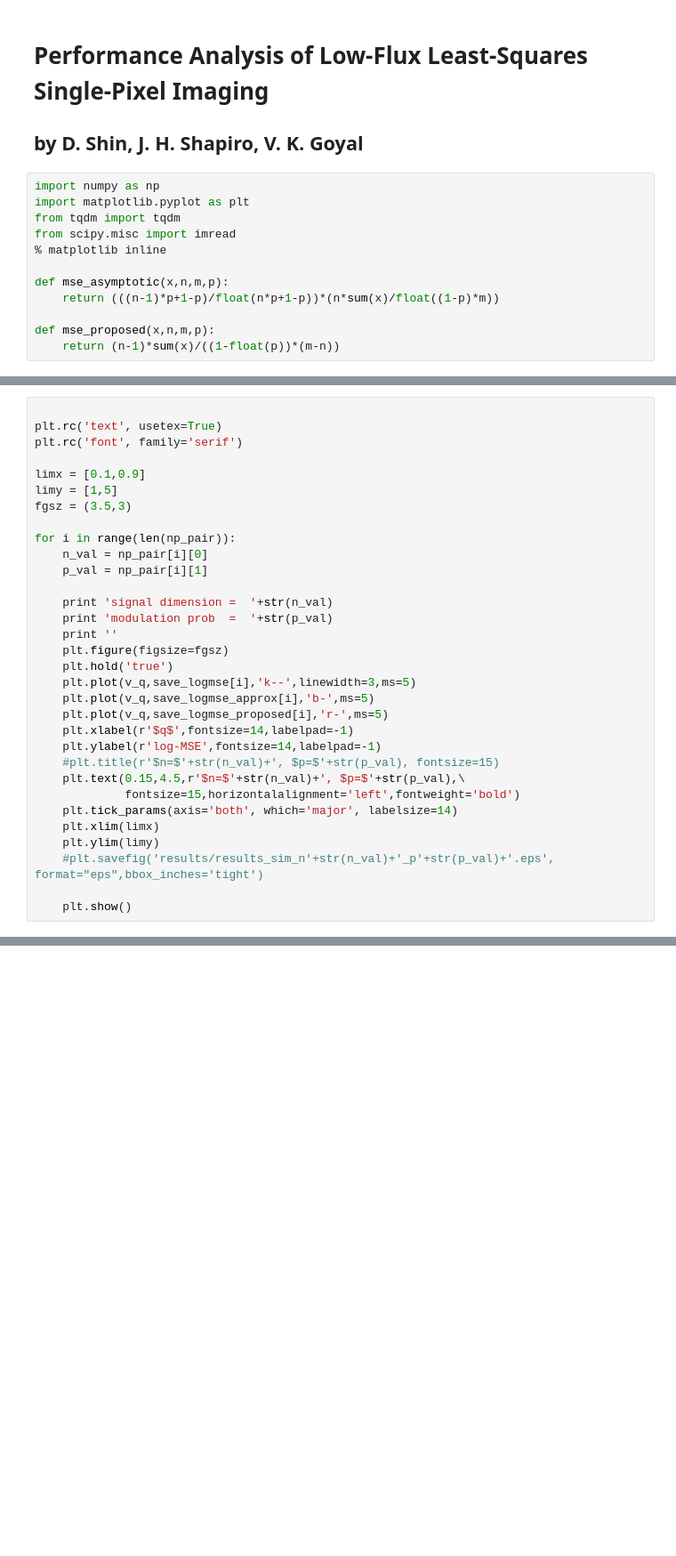
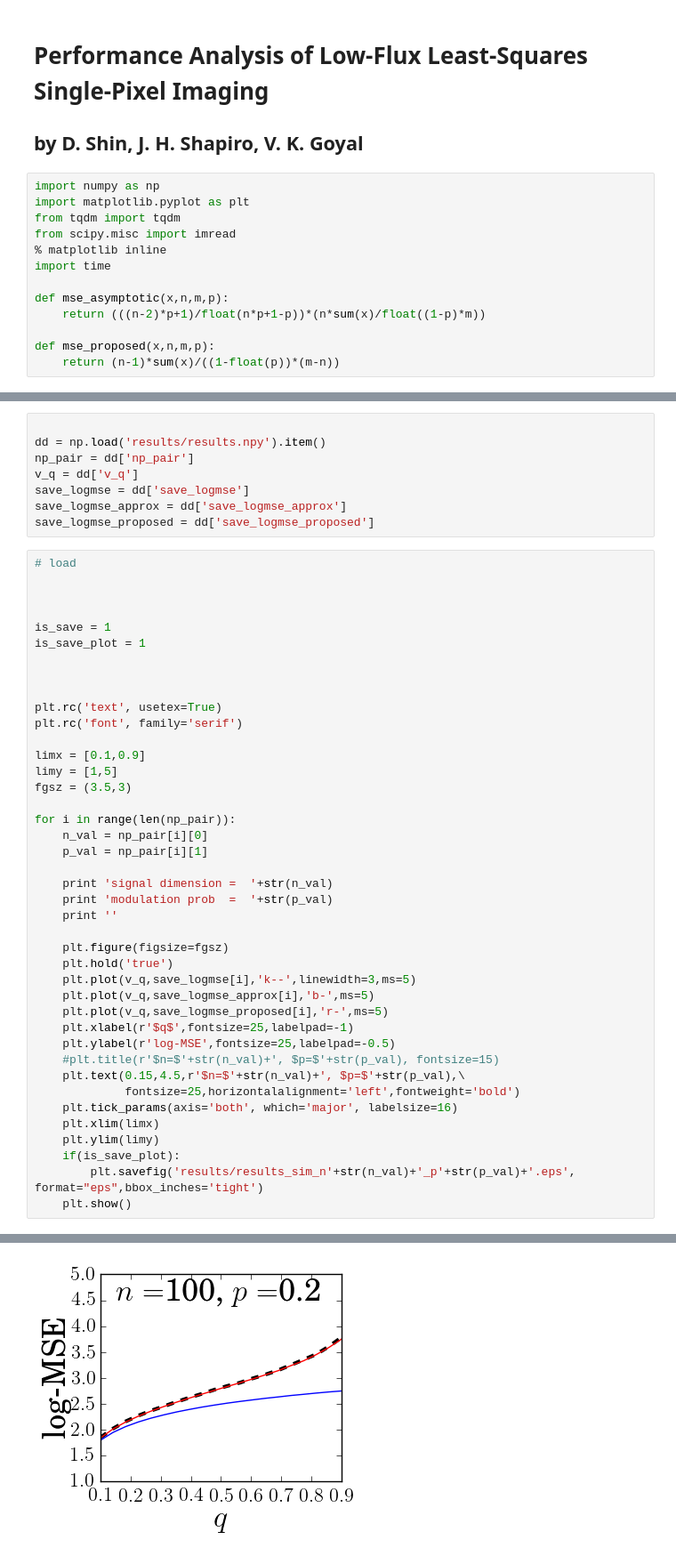
Before and after one commit to photon-efficient-imaging/rmt-for-ghost, a Jupyter notebook: main_simulate.ipynb, the cells around one changed output, grey strips where cells are left out. Shown: that part at 89% size. Cells and saved outputs as stored; diff of their text form; blank space fills up the shorter version.

```diff
--- a/main_simulate.ipynb
+++ b/main_simulate.ipynb
@@ -7,9 +7,10 @@ import matplotlib.pyplot as plt
 from tqdm import tqdm
 from scipy.misc import imread
 % matplotlib inline
+import time
 
 def mse_asymptotic(x,n,m,p):
-    return (((n-1)*p+1-p)/float(n*p+1-p))*(n*sum(x)/float((1-p)*m))
+    return (((n-2)*p+1)/float(n*p+1-p))*(n*sum(x)/float((1-p)*m))
 
 def mse_proposed(x,n,m,p):
     return (n-1)*sum(x)/((1-float(p))*(m-n))
@@ -72,4 +126,20 @@ print 'finished simulation'
+# %%
+
+dd = np.load('results/results.npy').item()
+np_pair = dd['np_pair']
+v_q = dd['v_q']
+save_logmse = dd['save_logmse']
+save_logmse_approx = dd['save_logmse_approx']
+save_logmse_proposed = dd['save_logmse_proposed']
 # %%
+# load
+
+
+
+is_save = 1
+is_save_plot = 1
+
+
 
 plt.rc('text', usetex=True)
 plt.rc('font', family='serif')
@@ -85,19 +155,21 @@ for i in range(len(np_pair)):
     print 'signal dimension =  '+str(n_val)
     print 'modulation prob  =  '+str(p_val)
     print ''
+
     plt.figure(figsize=fgsz)
     plt.hold('true')
     plt.plot(v_q,save_logmse[i],'k--',linewidth=3,ms=5)
     plt.plot(v_q,save_logmse_approx[i],'b-',ms=5)
     plt.plot(v_q,save_logmse_proposed[i],'r-',ms=5)
-    plt.xlabel(r'$q$',fontsize=14,labelpad=-1)
-    plt.ylabel(r'log-MSE',fontsize=14,labelpad=-1)
+    plt.xlabel(r'$q$',fontsize=25,labelpad=-1)
+    plt.ylabel(r'log-MSE',fontsize=25,labelpad=-0.5)
     #plt.title(r'$n=$'+str(n_val)+', $p=$'+str(p_val), fontsize=15)
     plt.text(0.15,4.5,r'$n=$'+str(n_val)+', $p=$'+str(p_val),\
-             fontsize=15,horizontalalignment='left',fontweight='bold')
-    plt.tick_params(axis='both', which='major', labelsize=14)
+             fontsize=25,horizontalalignment='left',fontweight='bold')
+    plt.tick_params(axis='both', which='major', labelsize=16)
     plt.xlim(limx)
     plt.ylim(limy)
-    #plt.savefig('results/results_sim_n'+str(n_val)+'_p'+str(p_val)+'.eps', format="eps",bbox_inches='tight')
-
+    if(is_save_plot):
+        plt.savefig('results/results_sim_n'+str(n_val)+'_p'+str(p_val)+'.eps', format="eps",bbox_inches='tight')
     plt.show()
+# %% [output]
@@ -103,0 +178 @@ for i in range(len(np_pair)):
+[figure, added]
```
Also changed, not shown: parts of 6 cells of this notebook, 3 other files.
